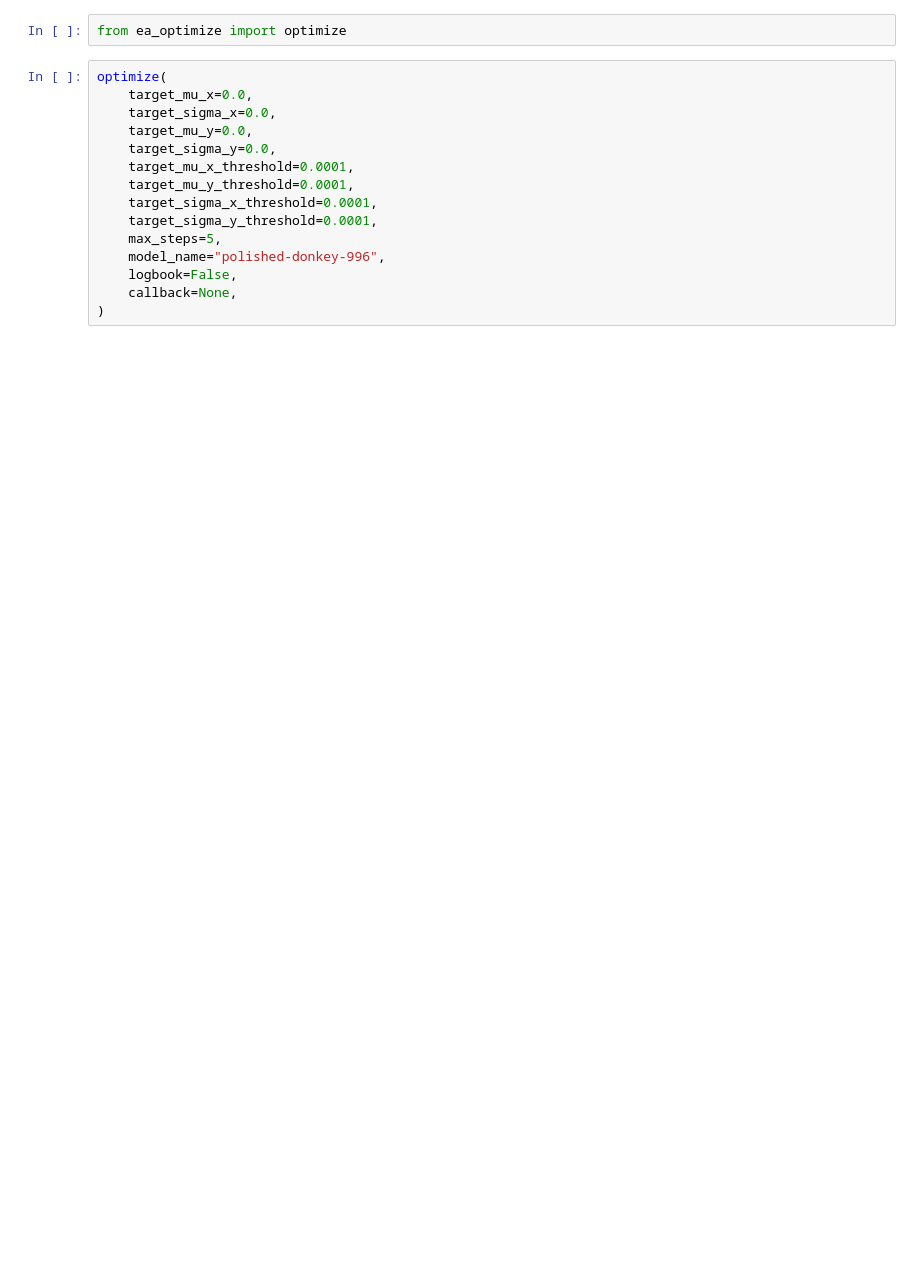
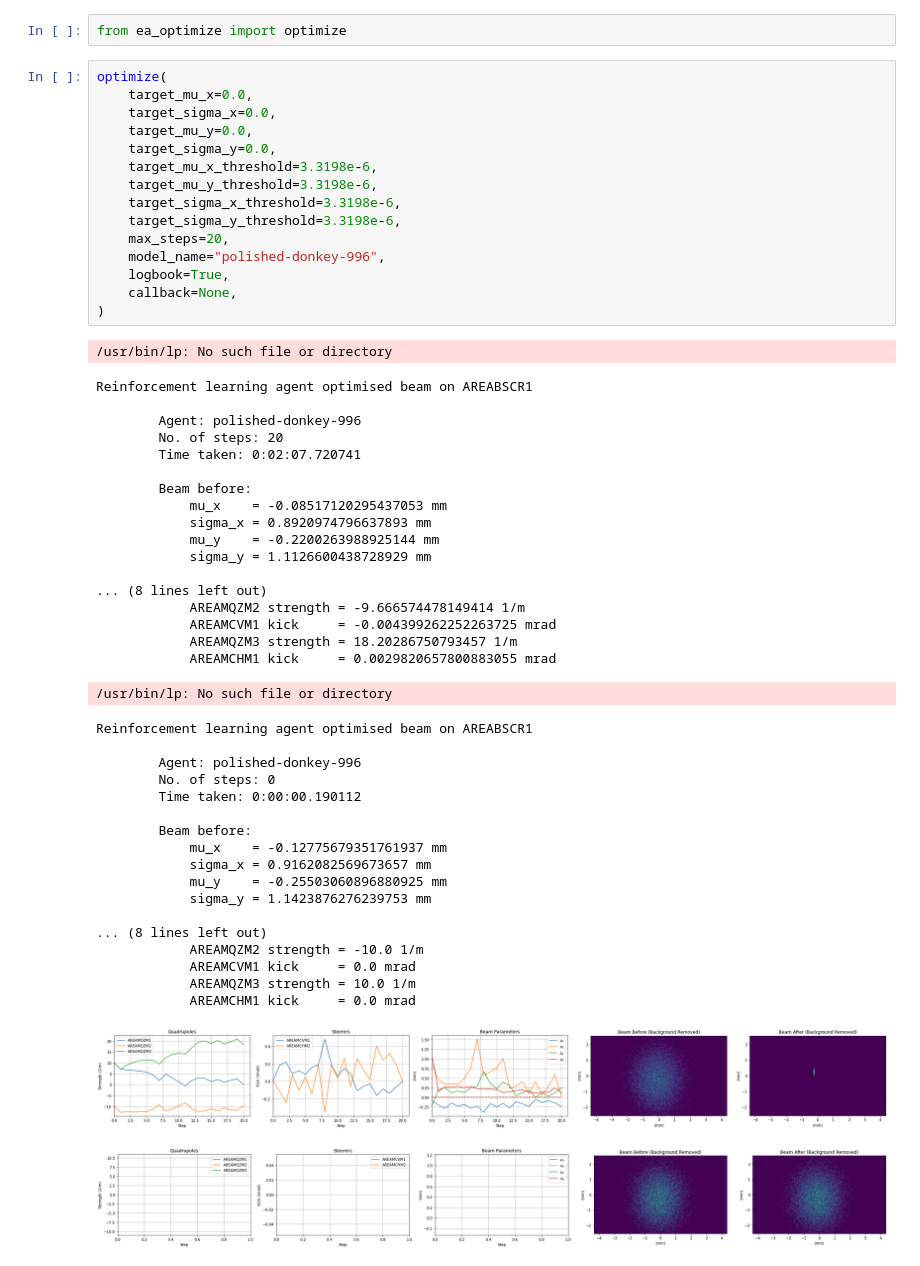
Before and after one commit to desy-ml/rl-vs-bo, a Jupyter notebook: test_optimize.ipynb, the cells around one changed output. Drawn from its saved outputs; the diff is of its cells as text; blank space fills up the shorter version.

```diff
--- a/test_optimize.ipynb
+++ b/test_optimize.ipynb
@@ -3,15 +3,54 @@ from ea_optimize import optimize
 # %%
 optimize(
     target_mu_x=0.0,
     target_sigma_x=0.0,
     target_mu_y=0.0,
     target_sigma_y=0.0,
-    target_mu_x_threshold=0.0001,
-    target_mu_y_threshold=0.0001,
-    target_sigma_x_threshold=0.0001,
-    target_sigma_y_threshold=0.0001,
-    max_steps=5,
+    target_mu_x_threshold=3.3198e-6,
+    target_mu_y_threshold=3.3198e-6,
+    target_sigma_x_threshold=3.3198e-6,
+    target_sigma_y_threshold=3.3198e-6,
+    max_steps=20,
     model_name="polished-donkey-996",
-    logbook=False,
+    logbook=True,
     callback=None,
 )
+# %% [output]
+/usr/bin/lp: No such file or directory
+Reinforcement learning agent optimised beam on AREABSCR1
+
+        Agent: polished-donkey-996
+        No. of steps: 20
+        Time taken: 0:02:07.720741
+
+        Beam before:
+            mu_x    = -0.08517120295437053 mm
+            sigma_x = 0.8920974796637893 mm
+            mu_y    = -0.2200263988925144 mm
+            sigma_y = 1.1126600438728929 mm
+
+... (8 lines left out)
+            AREAMQZM2 strength = -9.666574478149414 1/m
+            AREAMCVM1 kick     = -0.004399262252263725 mrad
+            AREAMQZM3 strength = 18.20286750793457 1/m
+            AREAMCHM1 kick     = 0.0029820657800883055 mrad
+/usr/bin/lp: No such file or directory
+Reinforcement learning agent optimised beam on AREABSCR1
+
+        Agent: polished-donkey-996
+        No. of steps: 0
+        Time taken: 0:00:00.190112
+
+        Beam before:
+            mu_x    = -0.12775679351761937 mm
+            sigma_x = 0.9162082569673657 mm
+            mu_y    = -0.25503060896880925 mm
+            sigma_y = 1.1423876276239753 mm
+
+... (8 lines left out)
+            AREAMQZM2 strength = -10.0 1/m
+            AREAMCVM1 kick     = 0.0 mrad
+            AREAMQZM3 strength = 10.0 1/m
+            AREAMCHM1 kick     = 0.0 mrad
+[figure, added]
+[figure, added]
```
